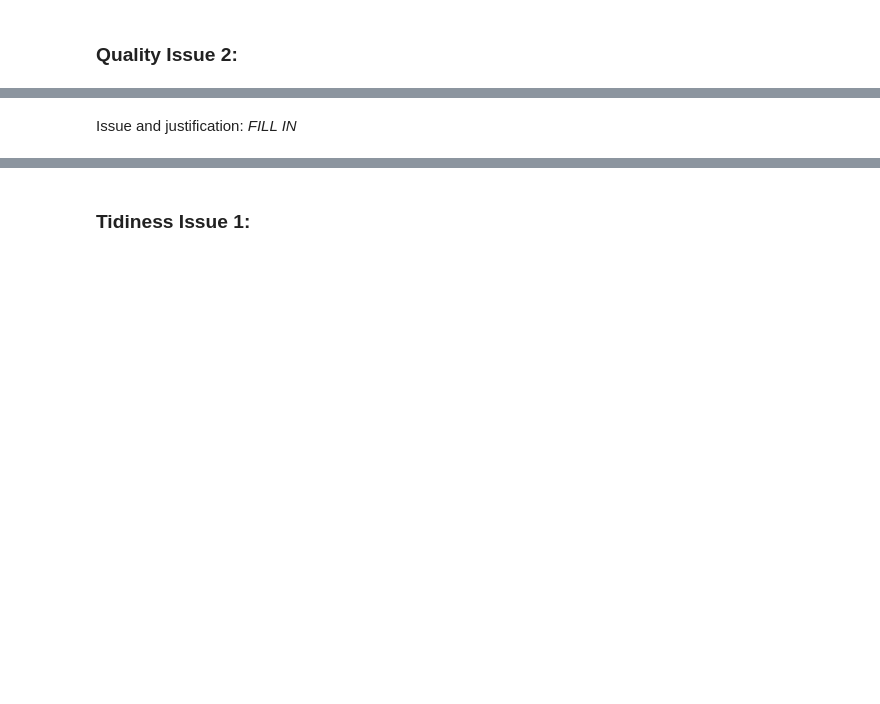
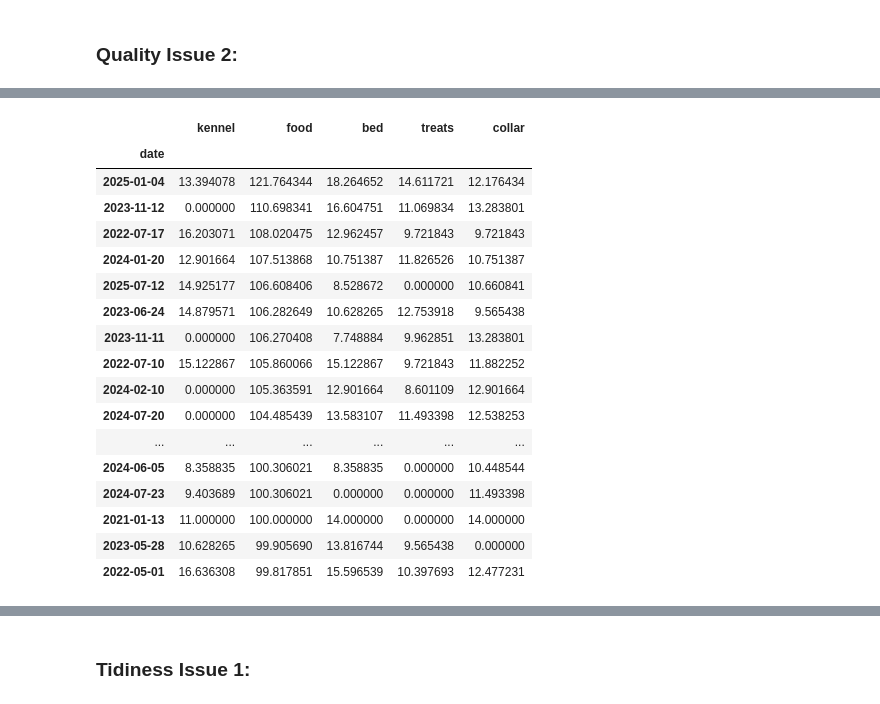
Before and after one commit to SteffanyMcH2os/DataWranglingwithUdacity, a Jupyter notebook: Data_Wrangling_Project_Starter.ipynb, the cells around one changed output, grey strips where cells are left out. Drawn from its saved outputs; the diff is of its cells as text; code cells hidden in the pictures; blank space fills up the shorter version.

```diff
--- a/Data_Wrangling_Project_Starter.ipynb
+++ b/Data_Wrangling_Project_Starter.ipynb
@@ -350,4 +409,22 @@ Issue and justification: *FILL IN*
 # %%
-#FILL IN - Inspecting the dataframe programmatically
+#FILL IN - Inspecting the dataframe visually
+daily_trends.sort_values(by = 'food', ascending = False).head(40)
+# %% [output]
+|  | kennel | food | bed | treats | collar |
+| date |  |  |  |  |  |
+| 2025-01-04 | 13.394078 | 121.764344 | 18.264652 | 14.611721 | 12.176434 |
+| 2023-11-12 | 0.000000 | 110.698341 | 16.604751 | 11.069834 | 13.283801 |
+| 2022-07-17 | 16.203071 | 108.020475 | 12.962457 | 9.721843 | 9.721843 |
+| 2024-01-20 | 12.901664 | 107.513868 | 10.751387 | 11.826526 | 10.751387 |
+| 2025-07-12 | 14.925177 | 106.608406 | 8.528672 | 0.000000 | 10.660841 |
+| 2023-06-24 | 14.879571 | 106.282649 | 10.628265 | 12.753918 | 9.565438 |
+| 2023-11-11 | 0.000000 | 106.270408 | 7.748884 | 9.962851 | 13.283801 |
+| 2022-07-10 | 15.122867 | 105.860066 | 15.122867 | 9.721843 | 11.882252 |
+| 2024-02-10 | 0.000000 | 105.363591 | 12.901664 | 8.601109 | 12.901664 |
+| 2024-07-20 | 0.000000 | 104.485439 | 13.583107 | 11.493398 | 12.538253 |
+| ... | ... | ... | ... | ... | ... |
+| 2024-06-05 | 8.358835 | 100.306021 | 8.358835 | 0.000000 | 10.448544 |
+| 2024-07-23 | 9.403689 | 100.306021 | 0.000000 | 0.000000 | 11.493398 |
+| 2021-01-13 | 11.000000 | 100.000000 | 14.000000 | 0.000000 | 14.000000 |
+| 2023-05-28 | 10.628265 | 99.905690 | 13.816744 | 9.565438 | 0.000000 |
+| 2022-05-01 | 16.636308 | 99.817851 | 15.596539 | 10.397693 | 12.477231 |
-# %% [markdown]
-Issue and justification: *FILL IN*
```
Also changed, not shown: parts of 25 cells of this notebook.
